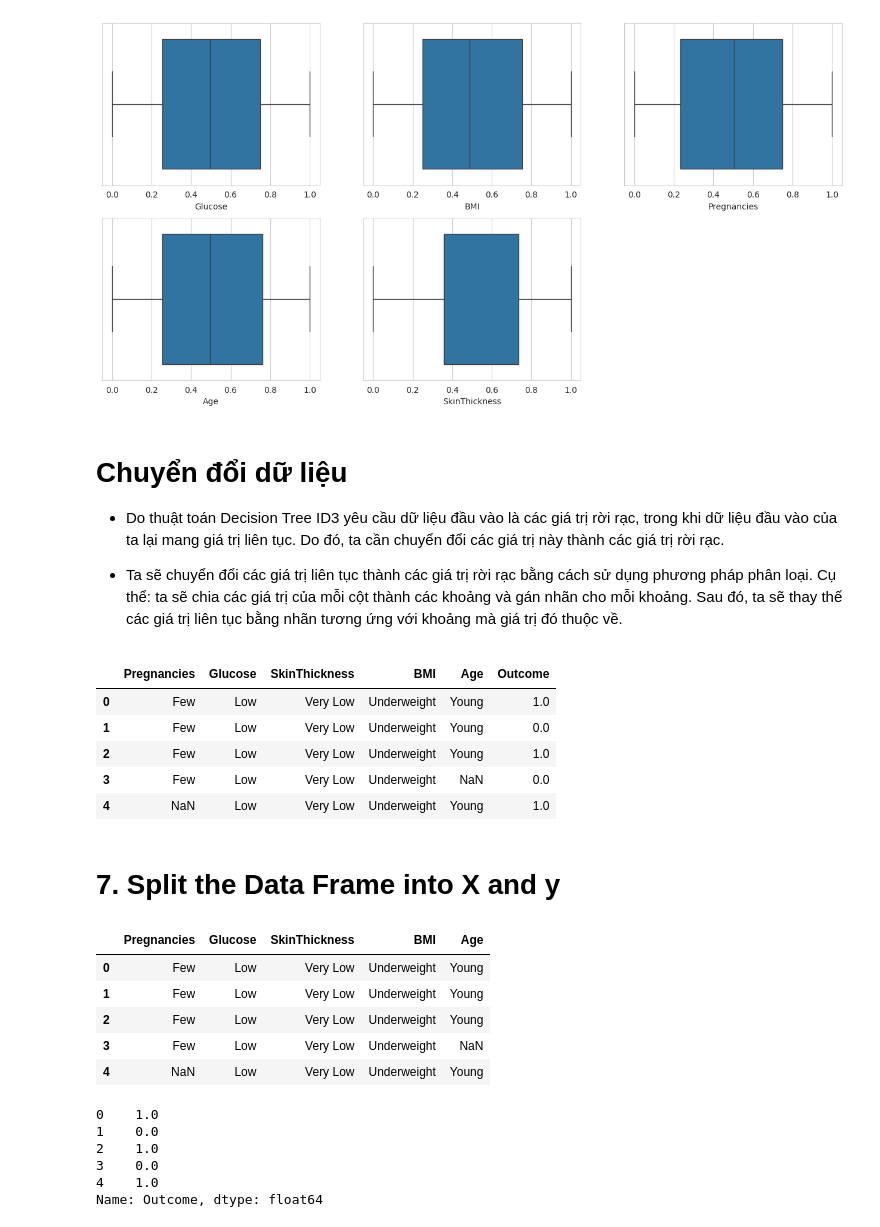
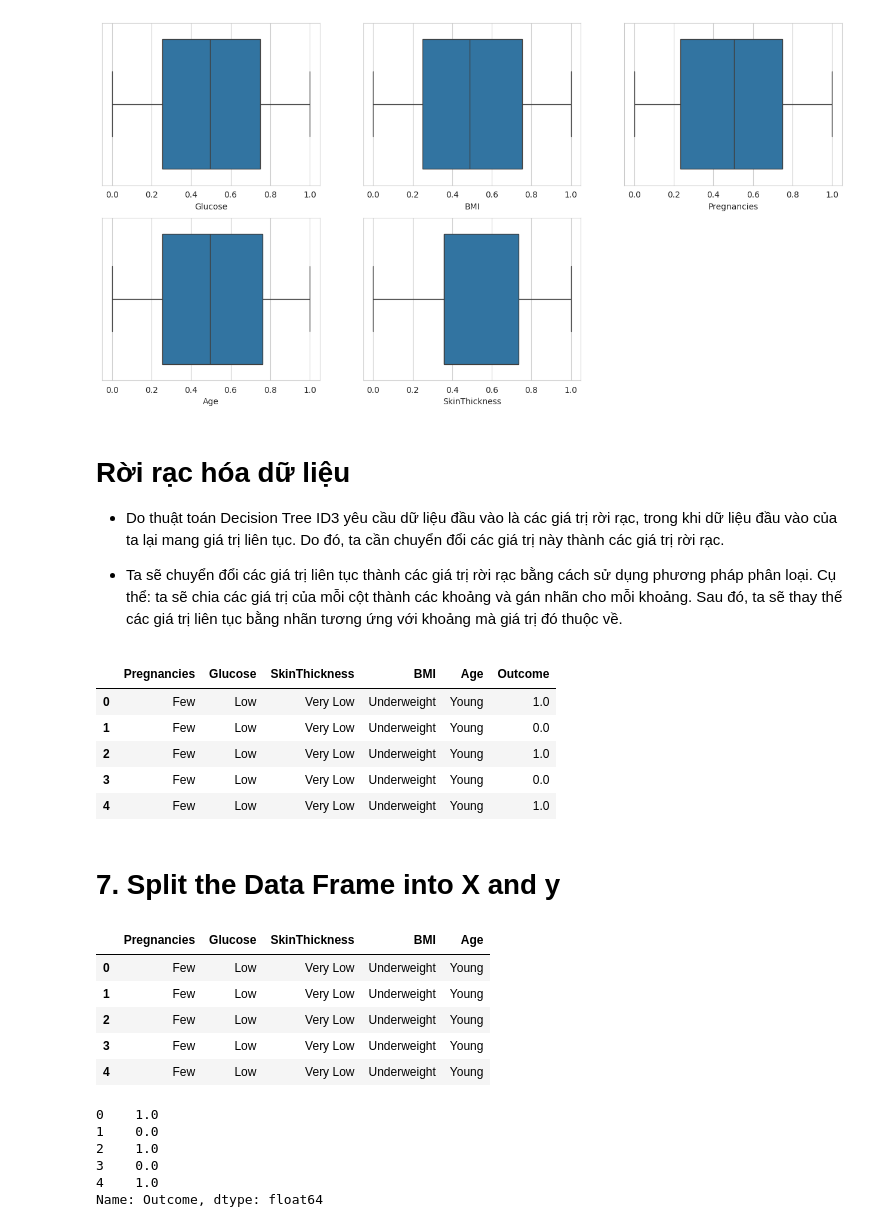
Before and after one commit to qnhat2004/Machine-learning, a Jupyter notebook: Diabetes-Prediction.ipynb, the cells around one changed output. Cells and saved outputs as stored; diff of their text form; code cells hidden in the pictures.

```diff
--- a/Diabetes-Prediction.ipynb
+++ b/Diabetes-Prediction.ipynb
@@ -287,7 +287,7 @@ sns.boxplot(x=df_new['SkinThickness'],data=df_new)
 <Axes: xlabel='SkinThickness'>
 [figure]
 # %% [markdown]
-# Chuyển đổi dữ liệu
+# Rời rạc hóa dữ liệu
 
 - Do thuật toán Decision Tree ID3 yêu cầu dữ liệu đầu vào là các giá trị rời rạc, trong khi dữ liệu đầu vào của ta lại mang giá trị liên tục. Do đó, ta cần chuyển đổi các giá trị này thành các giá trị rời rạc.
 
@@ -295,40 +295,41 @@ sns.boxplot(x=df_new['SkinThickness'],data=df_new)
 # %%
 # Define a function to discretize the columns (Rời rạc hóa cột)
 def discretize_column(df, column, bins, labels):    # Hàm discretize_column nhận đầu vào là DataFrame df, tên cột column cần rời rạc hóa, các ranh giới bins và nhãn labels tương ứng với các khoảng rời rạc.
-    df[column] = pd.cut(df[column], bins=bins, labels=labels)   # Hàm pd.cut được sử dụng để rời rạc hóa cột column trong DataFrame df. Tham số bins=bins chỉ định các ranh giới của các khoảng rời rạc, tham số labels=labels chỉ định nhãn tương ứng với mỗi khoảng rời rạc.
+    df[column] = pd.cut(df[column], bins=bins, labels=labels, include_lowest=True)   # Hàm pd.cut được sử dụng để rời rạc hóa cột column trong DataFrame df.
+        # Tham số bins=bins chỉ định các ranh giới của các khoảng rời rạc, tham số labels=labels chỉ định nhãn tương ứng với mỗi khoảng rời rạc.
     return df   # Hàm trả về DataFrame df sau khi đã rời rạc hóa cột column.
 
 # Define the bins and labels for each column
-bins_glucose = [0, 80, 140, 200]
-labels_glucose = ['Low', 'Normal', 'High']
+bins_glucose = [0, 80, 140, 200, float('inf')]
+labels_glucose = ['Low', 'Normal', 'High', 'Very High']
 
-bins_bmi = [0, 18.5, 24.9, 29.9, 40]
-labels_bmi = ['Underweight', 'Normal', 'Overweight', 'Obese']
+bins_bmi = [0, 18.5, 24.9, 29.9, 40, float('inf')]
+labels_bmi = ['Underweight', 'Normal', 'Overweight', 'Obese', 'Very Obese']
 
-bins_skinthickness = [0, 10, 20, 30, 40, 60]
-labels_skinthickness = ['Very Low', 'Low', 'Normal', 'High', 'Very High']
+bins_skinthickness = [0, 10, 20, 30, 40, 60, float('inf')]
+labels_skinthickness = ['Very Low', 'Low', 'Normal', 'High', 'Very High', 'Extremely High']
 
-bins_age = [0, 20, 40, 60, 80]
-labels_age = ['Young', 'Adult', 'Middle-aged', 'Senior']
+bins_age = [0, 20, 40, 60, 80, float('inf')]
+labels_age = ['Young', 'Adult', 'Middle-aged', 'Senior', 'Very Senior']
 
-bins_pregnancies = [0, 2, 5, 10, 20]
-labels_pregnancies = ['Few', 'Some', 'Many', 'Very Many']
+bins_pregnancies = [0, 2, 5, 10, 20, float('inf')]
+labels_pregnancies = ['Few', 'Some', 'Many', 'Very Many', 'Extremely Many']
 
-# Apply the discretization
+# Apply the discretization (Áp dụng rời rạc hóa, gọi hàm discretize_column cho mỗi cột cần rời rạc hóa)
 df_new = discretize_column(df_new, 'Glucose', bins_glucose, labels_glucose)
 df_new = discretize_column(df_new, 'BMI', bins_bmi, labels_bmi)
 df_new = discretize_column(df_new, 'SkinThickness', bins_skinthickness, labels_skinthickness)
 df_new = discretize_column(df_new, 'Age', bins_age, labels_age)
 df_new = discretize_column(df_new, 'Pregnancies', bins_pregnancies, labels_pregnancies)
 
 df_new.head()
 # %% [output]
 |  | Pregnancies | Glucose | SkinThickness | BMI | Age | Outcome |
 | 0 | Few | Low | Very Low | Underweight | Young | 1.0 |
 | 1 | Few | Low | Very Low | Underweight | Young | 0.0 |
 | 2 | Few | Low | Very Low | Underweight | Young | 1.0 |
-| 3 | Few | Low | Very Low | Underweight | NaN | 0.0 |
-| 4 | NaN | Low | Very Low | Underweight | Young | 1.0 |
+| 3 | Few | Low | Very Low | Underweight | Young | 0.0 |
+| 4 | Few | Low | Very Low | Underweight | Young | 1.0 |
 # %% [markdown]
 # 7. Split the Data Frame into X and y
 # %%
@@ -342,8 +343,8 @@ X.head() # contains only independent features
 | 0 | Few | Low | Very Low | Underweight | Young |
 | 1 | Few | Low | Very Low | Underweight | Young |
 | 2 | Few | Low | Very Low | Underweight | Young |
-| 3 | Few | Low | Very Low | Underweight | NaN |
-| 4 | NaN | Low | Very Low | Underweight | Young |
+| 3 | Few | Low | Very Low | Underweight | Young |
+| 4 | Few | Low | Very Low | Underweight | Young |
 # %%
 y.head() #contains dependent feature
 # %% [output]
```
Also changed, not shown: parts of 3 cells of this notebook.
